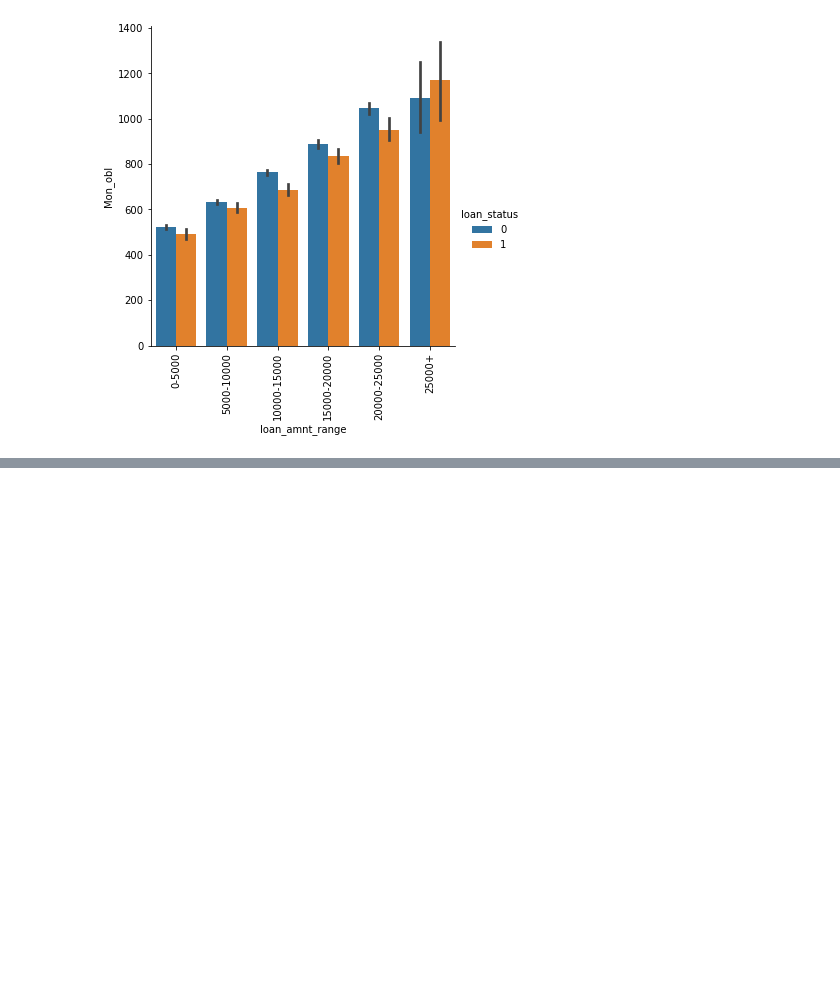
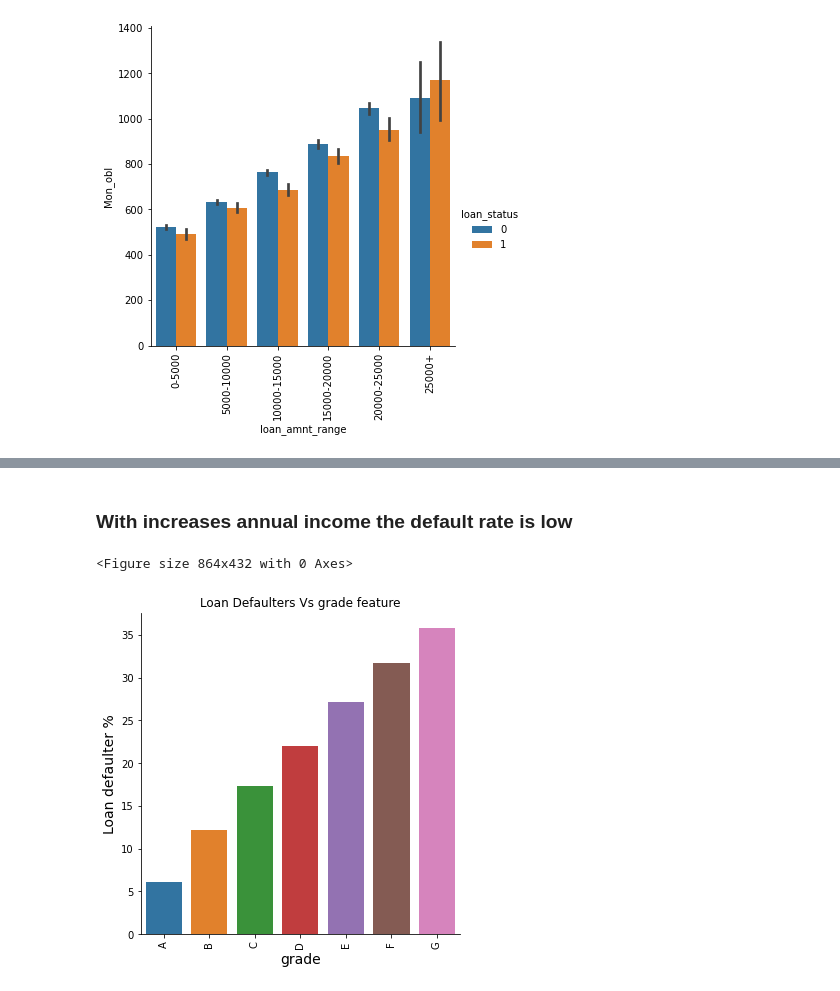
Before and after one commit to deepakkalarikkal/LendingClub, a Jupyter notebook: LendingClubCaseStudy.ipynb, the cells around one changed output, grey strips where cells are left out. Drawn from its saved outputs; the diff is of its cells as text; code cells hidden in the pictures; blank space fills up the shorter version.

```diff
--- a/LendingClubCaseStudy.ipynb
+++ b/LendingClubCaseStudy.ipynb
@@ -1413,0 +1436,7 @@ def plotUnivariateRatioBar(feature, data=mod_df, figsize=(10,5), rsorted=True):
+# %% [markdown]
+### With increases annual income the default rate is low
+# %%
+plotRatio('grade')
+# %% [output]
+<Figure size 864x432 with 0 Axes>
+[figure, added]
```
Also changed, not shown: parts of 92 cells of this notebook.
